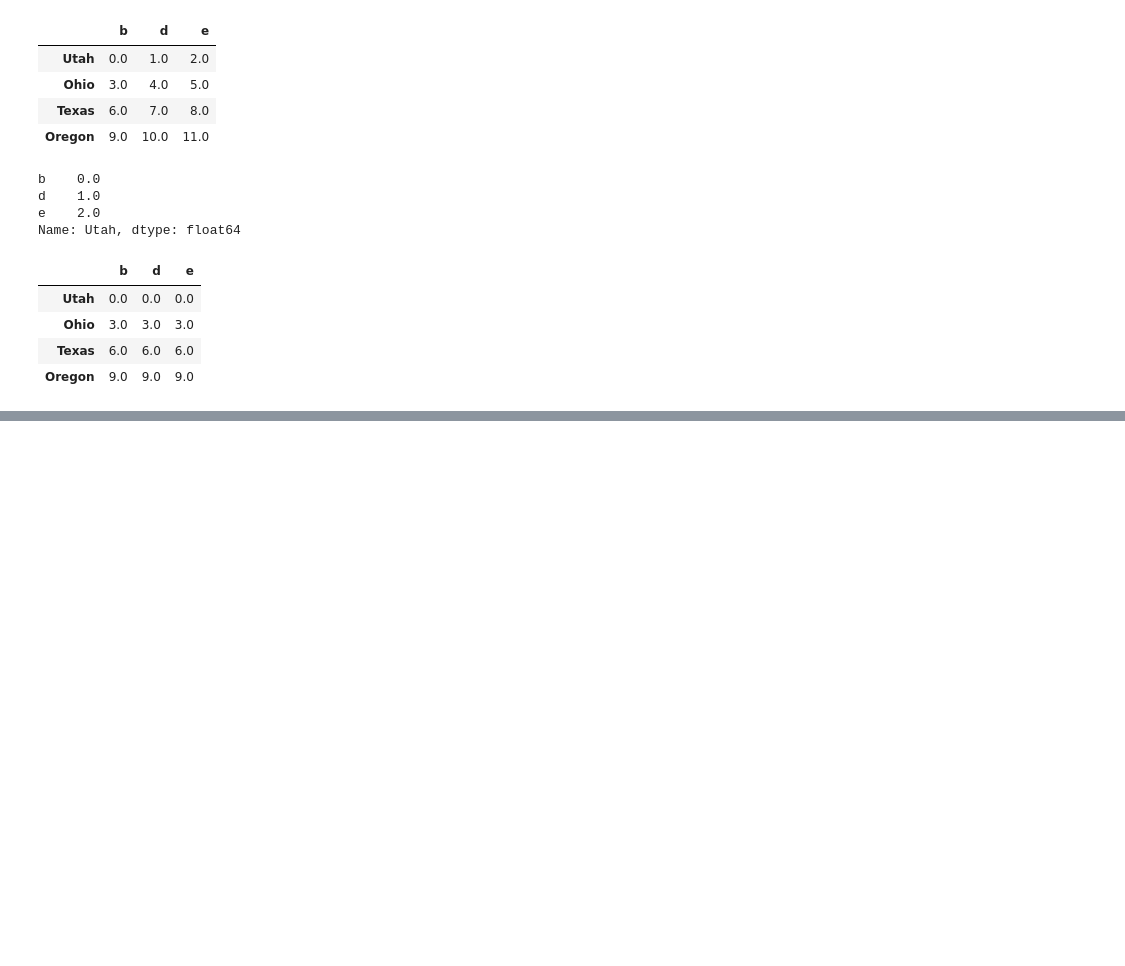
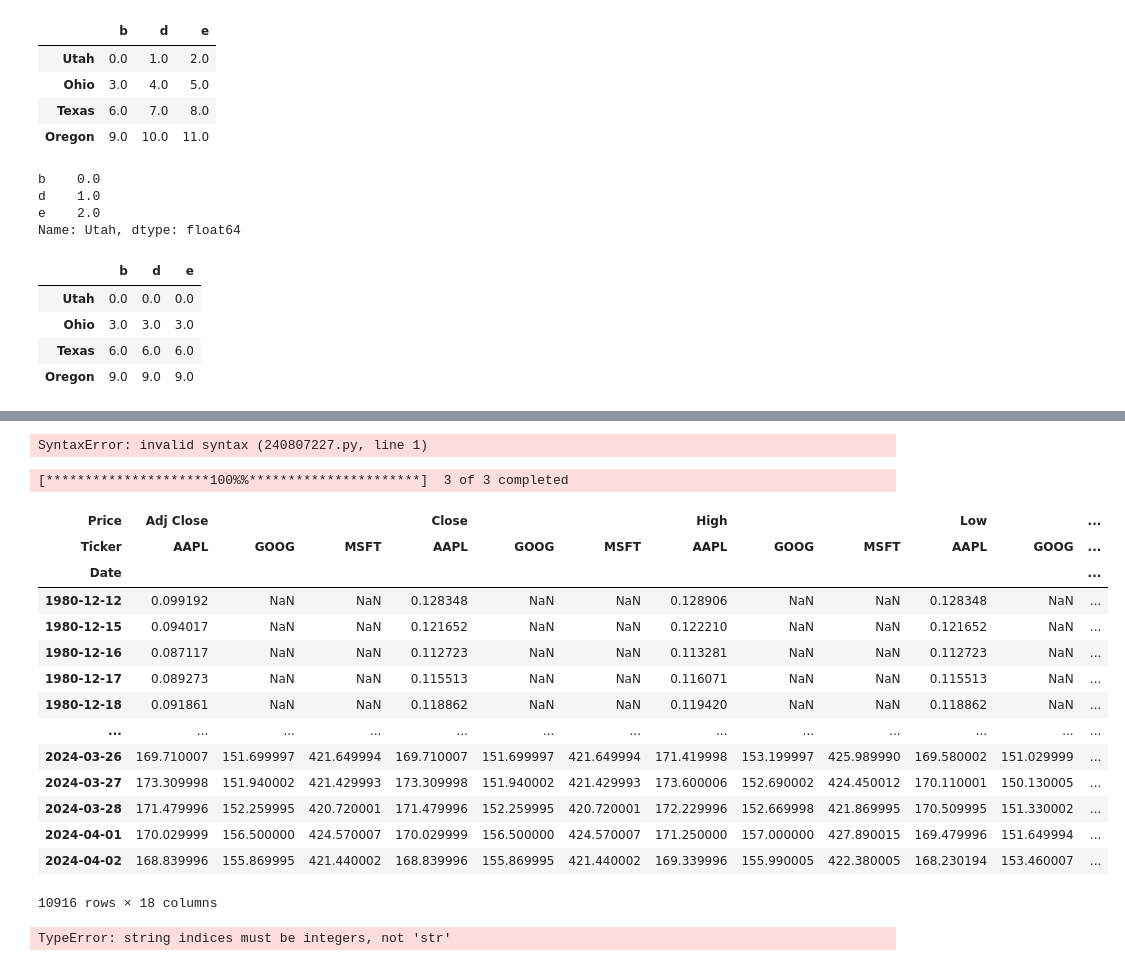
Before and after one commit to nathaneckel/WesCh5, a Jupyter notebook: Chapter5WorkAlong_v02.ipynb, the cells around one changed output, grey strips where cells are left out. Cells and saved outputs as stored; diff of their text form; code cells hidden in the pictures; blank space fills up the shorter version.

Commit message:
stuck at string error for stocks last 5 pages

```diff
--- a/Chapter5WorkAlong_v02.ipynb
+++ b/Chapter5WorkAlong_v02.ipynb
@@ -970,0 +1447,33 @@ frame - series
+# %%
+all_data =
+for ticker in {[ticker: web.get_data_yahoo(ticker),
+                tickers.tickers['MSFT'].info,
+                tickers.tickers['AAPL'].history(period="1mo"),
+                tickers.tickers['GOOG'].actions]}
+# %% [output]
+SyntaxError: invalid syntax (240807227.py, line 1)
+# %%
+import yfinance as yf
+yf.download(['MSFT', 'AAPL', 'GOOG'])
+# %% [output]
+[*********************100%%**********************]  3 of 3 completed
+| Price | Adj Close |  |  | Close |  |  | High |  |  | Low |  | ... |
+| Ticker | AAPL | GOOG | MSFT | AAPL | GOOG | MSFT | AAPL | GOOG | MSFT | AAPL | GOOG | ... |
+| Date |  |  |  |  |  |  |  |  |  |  |  | ... |
+| 1980-12-12 | 0.099192 | NaN | NaN | 0.128348 | NaN | NaN | 0.128906 | NaN | NaN | 0.128348 | NaN | ... |
+| 1980-12-15 | 0.094017 | NaN | NaN | 0.121652 | NaN | NaN | 0.122210 | NaN | NaN | 0.121652 | NaN | ... |
+| 1980-12-16 | 0.087117 | NaN | NaN | 0.112723 | NaN | NaN | 0.113281 | NaN | NaN | 0.112723 | NaN | ... |
+| 1980-12-17 | 0.089273 | NaN | NaN | 0.115513 | NaN | NaN | 0.116071 | NaN | NaN | 0.115513 | NaN | ... |
+| 1980-12-18 | 0.091861 | NaN | NaN | 0.118862 | NaN | NaN | 0.119420 | NaN | NaN | 0.118862 | NaN | ... |
+| ... | ... | ... | ... | ... | ... | ... | ... | ... | ... | ... | ... | ... |
+| 2024-03-26 | 169.710007 | 151.699997 | 421.649994 | 169.710007 | 151.699997 | 421.649994 | 171.419998 | 153.199997 | 425.989990 | 169.580002 | 151.029999 | ... |
+| 2024-03-27 | 173.309998 | 151.940002 | 421.429993 | 173.309998 | 151.940002 | 421.429993 | 173.600006 | 152.690002 | 424.450012 | 170.110001 | 150.130005 | ... |
+| 2024-03-28 | 171.479996 | 152.259995 | 420.720001 | 171.479996 | 152.259995 | 420.720001 | 172.229996 | 152.669998 | 421.869995 | 170.509995 | 151.330002 | ... |
+| 2024-04-01 | 170.029999 | 156.500000 | 424.570007 | 170.029999 | 156.500000 | 424.570007 | 171.250000 | 157.000000 | 427.890015 | 169.479996 | 151.649994 | ... |
+| 2024-04-02 | 168.839996 | 155.869995 | 421.440002 | 168.839996 | 155.869995 | 421.440002 | 169.339996 | 155.990005 | 422.380005 | 168.230194 | 153.460007 | ... |
+10916 rows × 18 columns
+# %%
+all_data = {ticker: web.get_data_yahoo(ticker)
+for ticker in ['AAPL', 'IBM', 'MSFT', 'GOOG']}
+# %% [output]
+TypeError: string indices must be integers, not 'str'
```
Also changed, not shown: parts of 67 cells of this notebook.
